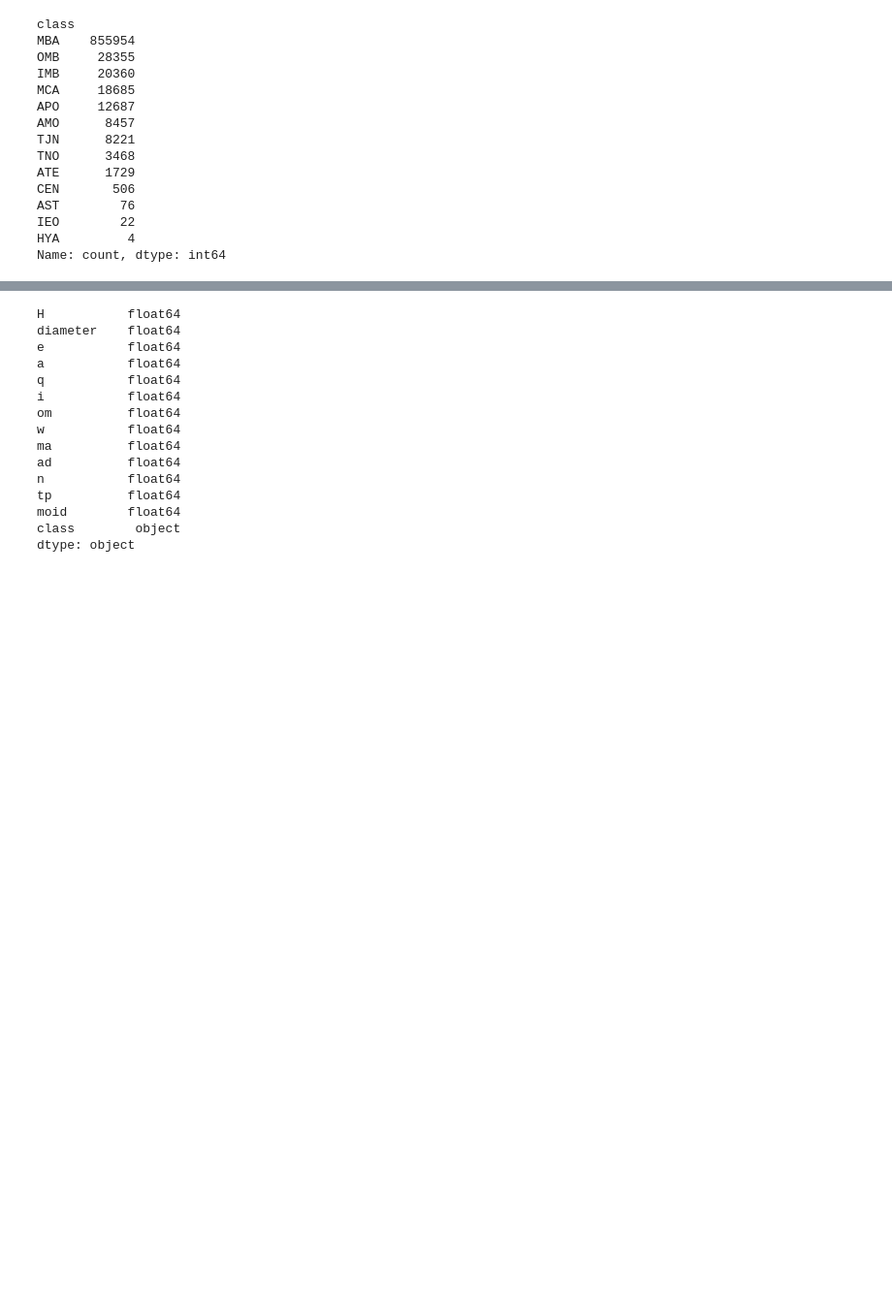
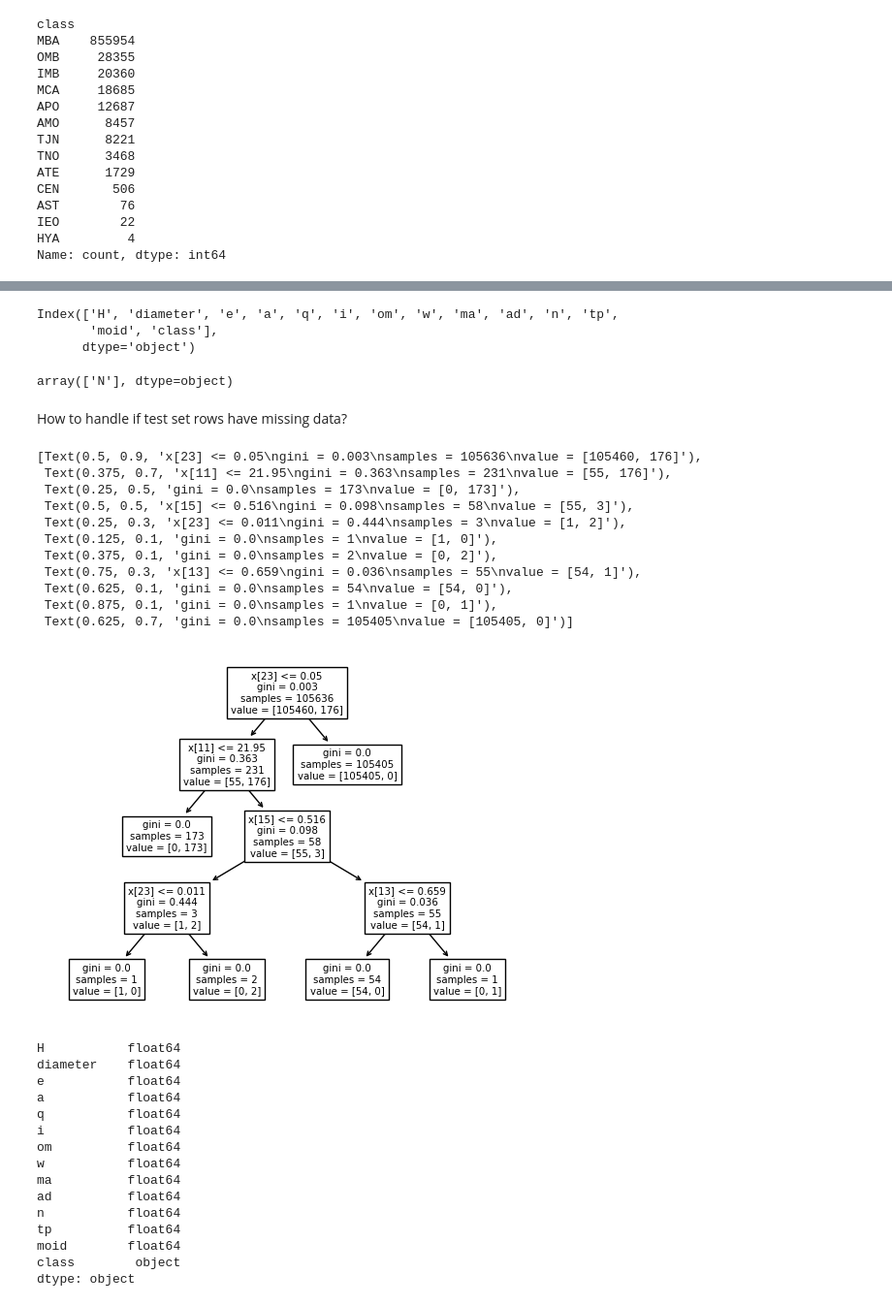
Before and after one commit to vivek-rd/Hazardous_Asteroid_Detection, a Jupyter notebook: Hazardous_Asteroid_Detection.ipynb, the cells around one changed output, grey strips where cells are left out. Shown: that part at 97% size. Cells and saved outputs as stored; diff of their text form; code cells hidden in the pictures; blank space fills up the shorter version.

Commit message:
Day 3 - Added class(string) feature to the model using OneHotEncoder

```diff
--- a/Hazardous_Asteroid_Detection.ipynb
+++ b/Hazardous_Asteroid_Detection.ipynb
@@ -37,3 +41,6 @@ AST        76
 IEO        22
 HYA         4
 Name: count, dtype: int64
+# %%
+df = df[['H', 'diameter', 'e', 'a', 'q', 'i', 'om', 'w', 'ma', 'ad', 'n', 'tp', 'moid', 'class', 'pha']]
+dropped_df = df.dropna(how='any', axis=0)
@@ -39,0 +88,22 @@ Name: count, dtype: int64
+# %%
+filtered_data = dropped_df[['H', 'diameter', 'e', 'a', 'q', 'i', 'om', 'w', 'ma', 'ad', 'n', 'tp', 'moid', 'class']]
+
+categorical_features = ['class']
+categorical_transformer = Pipeline(
+    steps=[
+        ('encoder', OneHotEncoder())
+    ]
+)
+
+preprocessor = ColumnTransformer(
+    transformers=[('cat_trans', categorical_transformer, categorical_features)],
+    remainder='passthrough'
+)
+
+clf = Pipeline(
+    steps=[('preprocess', preprocessor), ('classifier', tree.DecisionTreeClassifier())]
+)
+
+X_train, X_test, y_train, y_test = train_test_split(filtered_data, dropped_df['pha'], test_size=0.2, random_state=6)
+
+clf.fit(X_train, y_train)
@@ -39,0 +142,8 @@ Name: count, dtype: int64
+# %%
+columns = X_test.columns
+print(columns)
+t = pd.DataFrame(data=test_data_point).transpose()
+# %% [output]
+Index(['H', 'diameter', 'e', 'a', 'q', 'i', 'om', 'w', 'ma', 'ad', 'n', 'tp',
+       'moid', 'class'],
+      dtype='object')
@@ -40,3 +152,25 @@ Name: count, dtype: int64
+# %%
+# test_data_point['diameter'] = np.nan
+clf.predict(t)
+# %% [output]
+array(['N'], dtype=object)
+# %% [markdown]
+How to handle if test set rows have missing data?
+# %%
+tree.plot_tree(clf['classifier'])
+# %% [output]
+[Text(0.5, 0.9, 'x[23] <= 0.05\ngini = 0.003\nsamples = 105636\nvalue = [105460, 176]'),
+ Text(0.375, 0.7, 'x[11] <= 21.95\ngini = 0.363\nsamples = 231\nvalue = [55, 176]'),
+ Text(0.25, 0.5, 'gini = 0.0\nsamples = 173\nvalue = [0, 173]'),
+ Text(0.5, 0.5, 'x[15] <= 0.516\ngini = 0.098\nsamples = 58\nvalue = [55, 3]'),
+ Text(0.25, 0.3, 'x[23] <= 0.011\ngini = 0.444\nsamples = 3\nvalue = [1, 2]'),
+ Text(0.125, 0.1, 'gini = 0.0\nsamples = 1\nvalue = [1, 0]'),
+ Text(0.375, 0.1, 'gini = 0.0\nsamples = 2\nvalue = [0, 2]'),
+ Text(0.75, 0.3, 'x[13] <= 0.659\ngini = 0.036\nsamples = 55\nvalue = [54, 1]'),
+ Text(0.625, 0.1, 'gini = 0.0\nsamples = 54\nvalue = [54, 0]'),
+ Text(0.875, 0.1, 'gini = 0.0\nsamples = 1\nvalue = [0, 1]'),
+ Text(0.625, 0.7, 'gini = 0.0\nsamples = 105405\nvalue = [105405, 0]')]
+[figure, added]
 # %%
 filtered_data = df[['H', 'diameter', 'e', 'a', 'q', 'i', 'om', 'w', 'ma', 'ad', 'n', 'tp', 'moid', 'class']]
 X_train, X_test, y_train, y_test = train_test_split(filtered_data, df['pha'], test_size=0.2)
```
Also changed, not shown: parts of 9 cells of this notebook.
